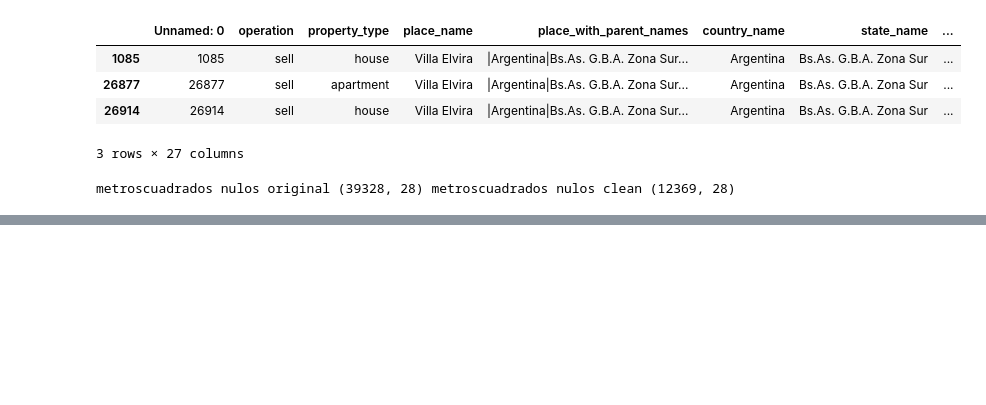
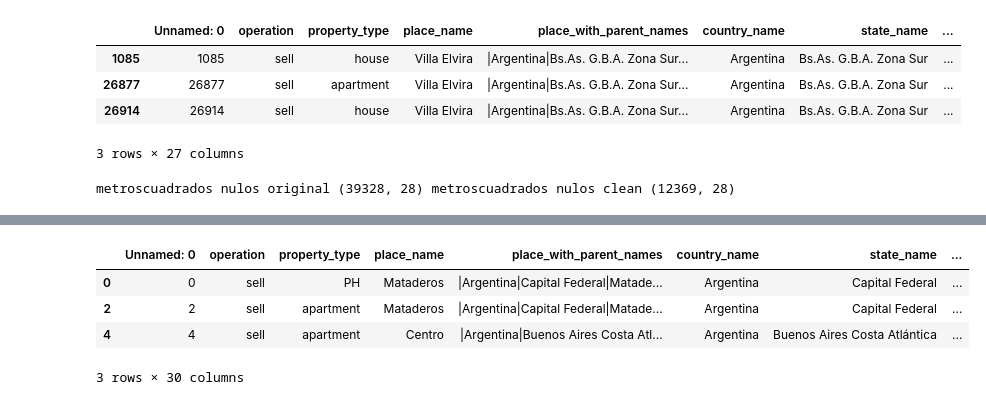
Before and after one commit to giustipatricio/grupo4-1120_ed_13, a Jupyter notebook: M2.ipynb, the cells around one changed output, grey strips where cells are left out. Saved outputs shown, nothing was run; the diff lists cells and outputs as text; code cells hidden in the pictures; blank space fills up the shorter version.

```diff
--- a/M2.ipynb
+++ b/M2.ipynb
@@ -470,3 +470,9 @@ data_suptotal_clean_nulos_mask = data['surface_total_in_m2_clean'].isnull()
 print("metroscuadrados nulos original",data[data_suptotal_nulos_mask].shape, "metroscuadrados nulos clean", data[data_suptotal_clean_nulos_mask].shape)
 # %% [output]
 metroscuadrados nulos original (39328, 28) metroscuadrados nulos clean (12369, 28)
+# %%
+#Creamos una columna que agrupa precios en dolares sin nulos y superficie total sin nulos y divide el primero por el segundo, sacando el valor
+#de un metro cuadrado de dicho inmueble.
+data['price_usd_en_m2'] = data['price_aprox_usd']/ data['surface_total_in_m2_clean']
+#en esta nueva columna, sabemos que los NaN y ceros, seran los numeros que no cuenten o con el valor en dolares o con superficie asignada
+data.head(3)
@@ -472,0 +485,9 @@ metroscuadrados nulos original (39328, 28) metroscuadrados nulos clean (12369, 2
+# %%
+data_price_usd_m2_clean = data.dropna(subset=['price_usd_en_m2'])
+data_price_usd_m2_clean.head(3)
+# %% [output]
+|  | Unnamed: 0 | operation | property_type | place_name | place_with_parent_names | country_name | state_name | ... |
+| 0 | 0 | sell | PH | Mataderos | |Argentina|Capital Federal|Matade... | Argentina | Capital Federal | ... |
+| 2 | 2 | sell | apartment | Mataderos | |Argentina|Capital Federal|Matade... | Argentina | Capital Federal | ... |
+| 4 | 4 | sell | apartment | Centro | |Argentina|Buenos Aires Costa Atl... | Argentina | Buenos Aires Costa Atlántica | ... |
+3 rows × 30 columns
```
Also changed, not shown: parts of 1 cell of this notebook.
